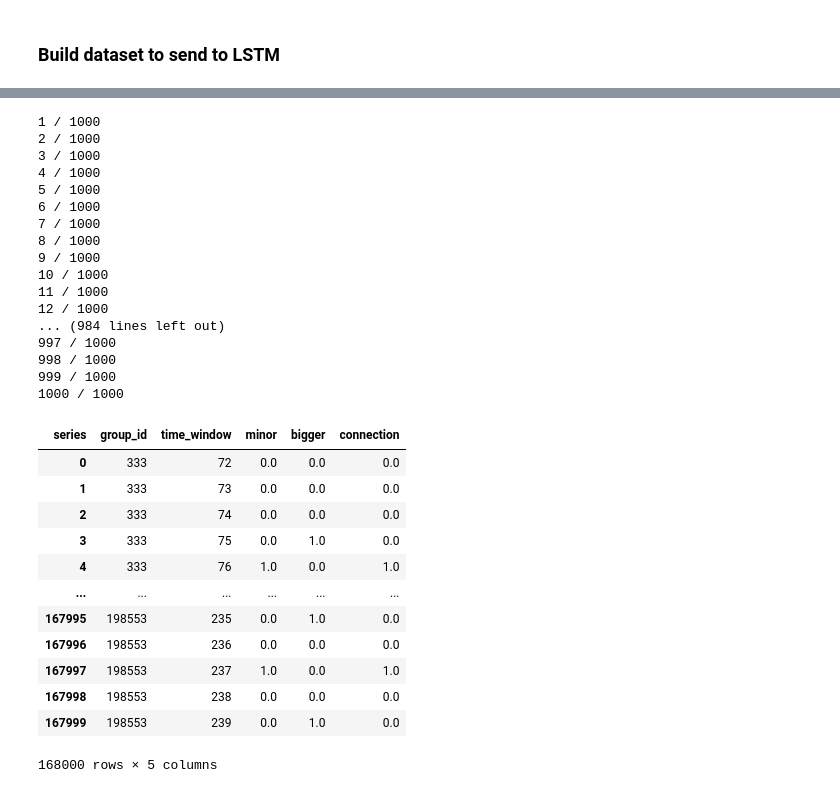
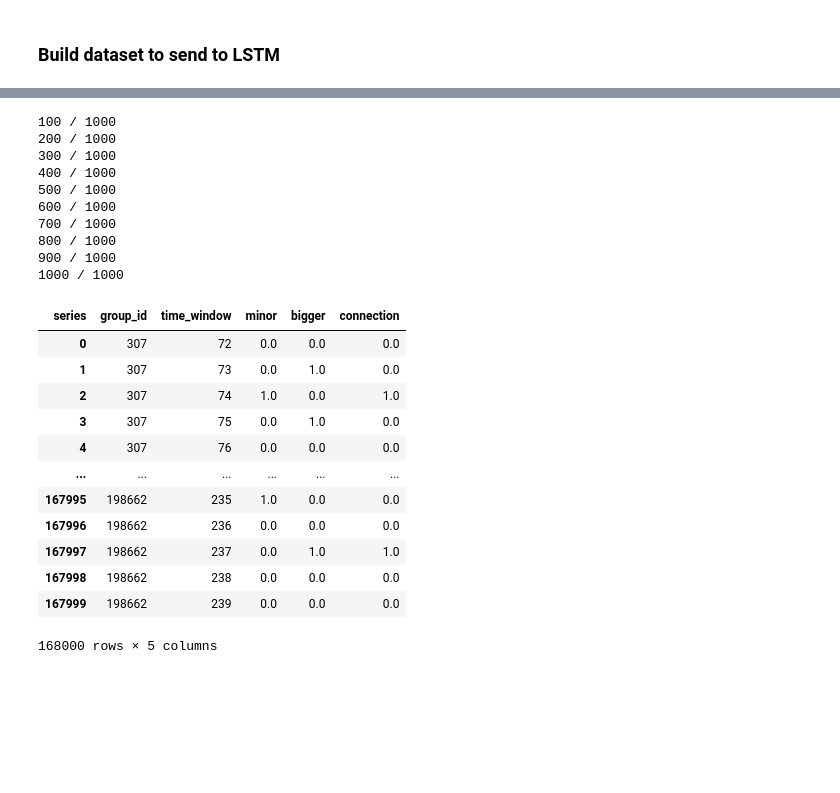
Before and after one commit to jcnborges/busanalysis, a Jupyter notebook: notebooks/ieee_t_its_2024/ieee-t-its.ipynb, the cells around one changed output, grey strips where cells are left out. Cells and saved outputs as stored; diff of their text form; code cells hidden in the pictures; blank space fills up the shorter version.

```diff
--- a/notebooks/ieee_t_its_2024/ieee-t-its.ipynb
+++ b/notebooks/ieee_t_its_2024/ieee-t-its.ipynb
@@ -338,24 +328,18 @@ c = 0
 for group_id in x.group_id:
     lstm_dfs.append(build_dataset(group_id))
     c = c + 1
-    print("%d / %d" % (c, len(x.group_id)))
+    if (c % 100 == 0):
+        print("%d / %d" % (c, len(x.group_id)))
 # %% [output]
-1 / 1000
-2 / 1000
-3 / 1000
-4 / 1000
-5 / 1000
-6 / 1000
-7 / 1000
-8 / 1000
-9 / 1000
-10 / 1000
-11 / 1000
-12 / 1000
-... (984 lines left out)
-997 / 1000
-998 / 1000
-999 / 1000
+100 / 1000
+200 / 1000
+300 / 1000
+400 / 1000
+500 / 1000
+600 / 1000
+700 / 1000
+800 / 1000
+900 / 1000
 1000 / 1000
 # %%
 df = pd.concat(lstm_dfs)
@@ -364,16 +348,16 @@ df.filter(['group_id', 'time_window', 'minor', 'bigger', 'connection']).to_parqu
 # %%
-pd.read_parquet('lstm_dfs.parquet')
+pd.read_parquet('lstm_df.parquet')
 # %% [output]
 | series | group_id | time_window | minor | bigger | connection |
-| 0 | 333 | 72 | 0.0 | 0.0 | 0.0 |
-| 1 | 333 | 73 | 0.0 | 0.0 | 0.0 |
-| 2 | 333 | 74 | 0.0 | 0.0 | 0.0 |
-| 3 | 333 | 75 | 0.0 | 1.0 | 0.0 |
-| 4 | 333 | 76 | 1.0 | 0.0 | 1.0 |
+| 0 | 307 | 72 | 0.0 | 0.0 | 0.0 |
+| 1 | 307 | 73 | 0.0 | 1.0 | 0.0 |
+| 2 | 307 | 74 | 1.0 | 0.0 | 1.0 |
+| 3 | 307 | 75 | 0.0 | 1.0 | 0.0 |
+| 4 | 307 | 76 | 0.0 | 0.0 | 0.0 |
 | ... | ... | ... | ... | ... | ... |
-| 167995 | 198553 | 235 | 0.0 | 1.0 | 0.0 |
-| 167996 | 198553 | 236 | 0.0 | 0.0 | 0.0 |
-| 167997 | 198553 | 237 | 1.0 | 0.0 | 1.0 |
-| 167998 | 198553 | 238 | 0.0 | 0.0 | 0.0 |
-| 167999 | 198553 | 239 | 0.0 | 1.0 | 0.0 |
+| 167995 | 198662 | 235 | 1.0 | 0.0 | 0.0 |
+| 167996 | 198662 | 236 | 0.0 | 0.0 | 0.0 |
+| 167997 | 198662 | 237 | 0.0 | 1.0 | 1.0 |
+| 167998 | 198662 | 238 | 0.0 | 0.0 | 0.0 |
+| 167999 | 198662 | 239 | 0.0 | 0.0 | 0.0 |
 168000 rows × 5 columns
```
Also changed, not shown: parts of 14 cells of this notebook, 38 other files.
